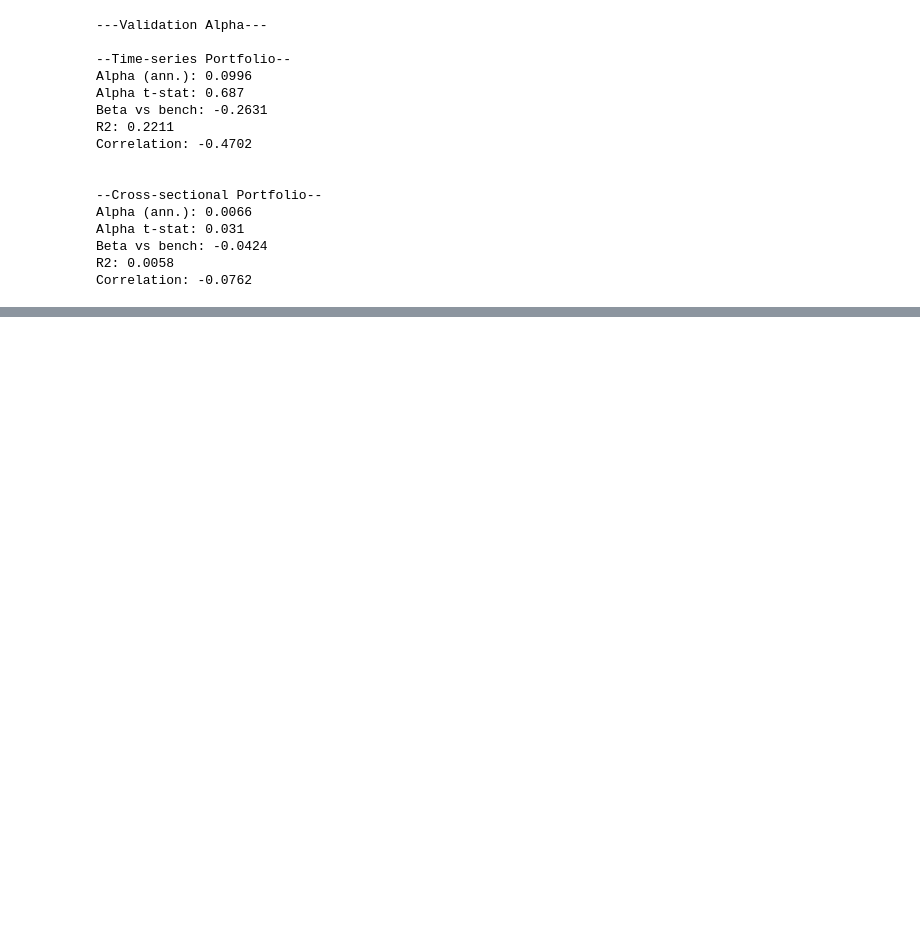
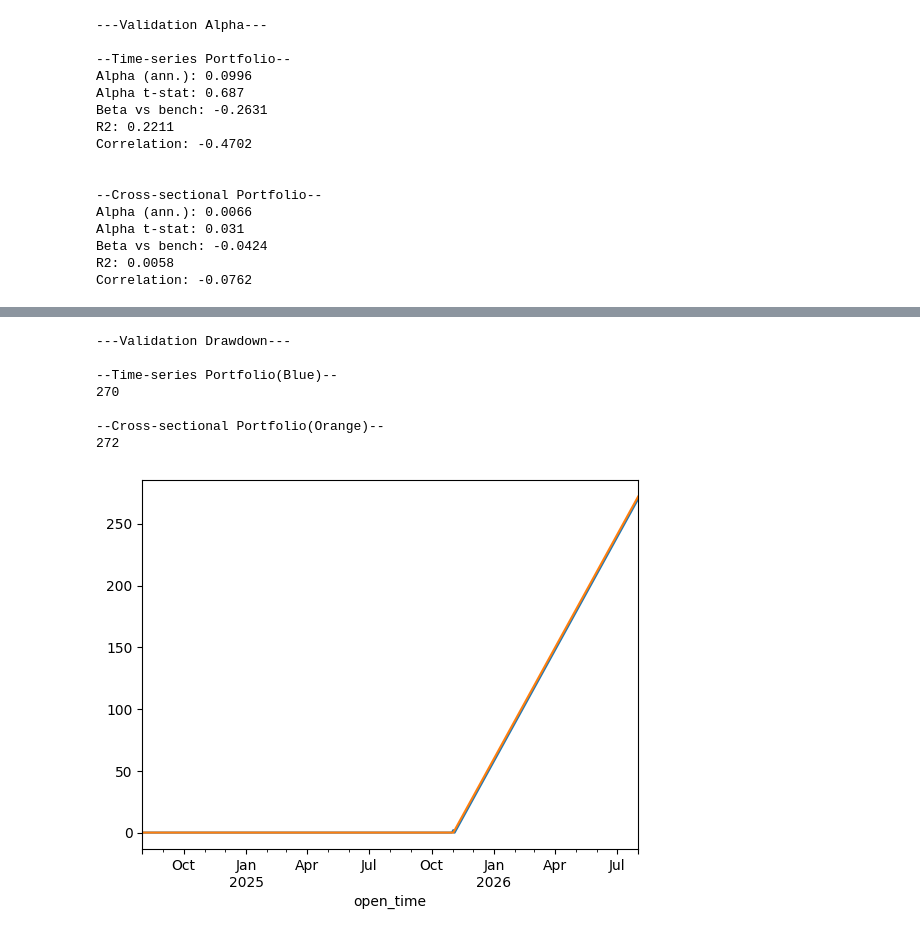
Before and after one commit to gbis07/ma_crossovers, a Jupyter notebook: project.ipynb, the cells around one changed output, grey strips where cells are left out. Saved outputs shown, nothing was run; the diff lists cells and outputs as text; code cells hidden in the pictures; blank space fills up the shorter version.

```diff
--- a/project.ipynb
+++ b/project.ipynb
@@ -438,0 +524,19 @@ Correlation: -0.0762
+# %%
+print("---Validation Drawdown---")
+
+print("\n--Time-series Portfolio(Blue)--")
+val_ts_ddd = duration(val_ts_backtest)
+val_ts_ddd.plot(); print(val_ts_ddd.max())
+
+print('\n--Cross-sectional Portfolio(Orange)--')
+val_cs_ddd = duration(val_cs_backtest)
+val_cs_ddd.plot(); print(val_cs_ddd.max())
+# %% [output]
+---Validation Drawdown---
+
+--Time-series Portfolio(Blue)--
+270
+
+--Cross-sectional Portfolio(Orange)--
+272
+[figure, added]
```
Also changed, not shown: parts of 10 cells of this notebook.
